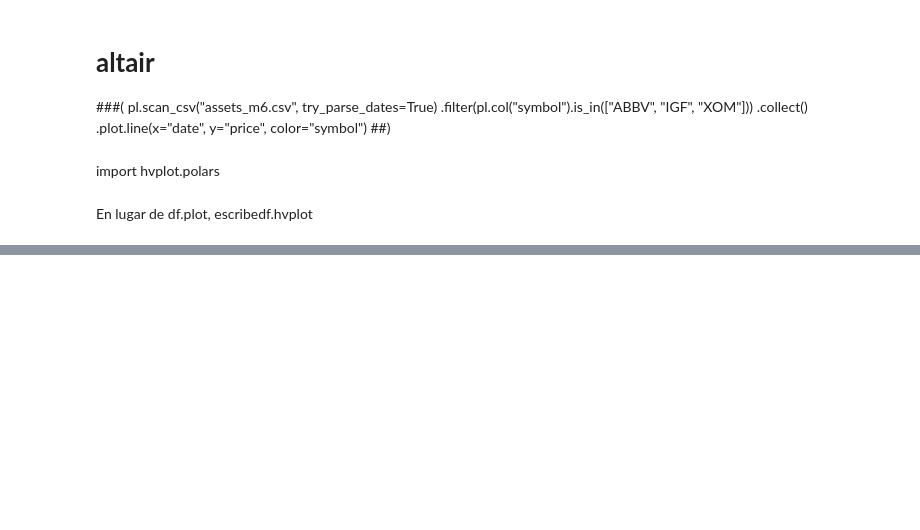
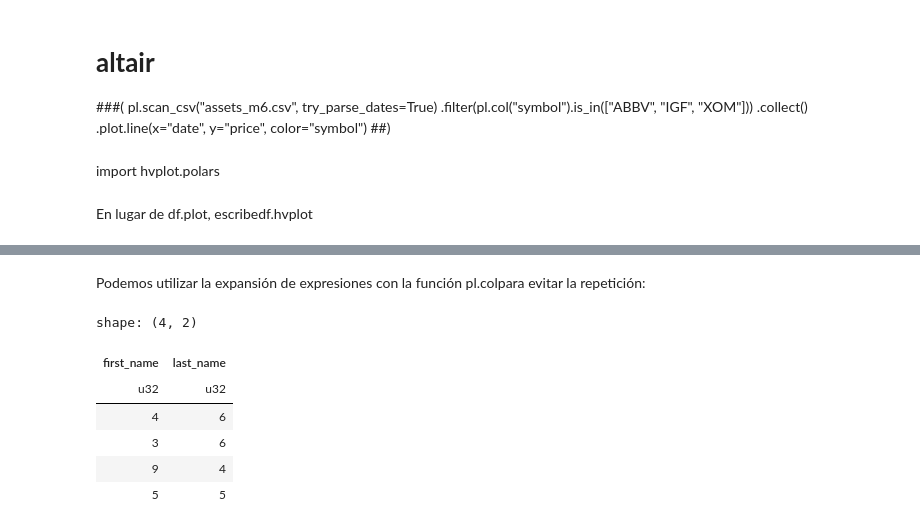
Before and after one commit to Viny2030/polars, a Jupyter notebook: The_Polar_Express_Cheatsheet___polars_🐻_❄️.ipynb, the cells around one changed output, grey strips where cells are left out. Saved outputs shown, nothing was run; the diff lists cells and outputs as text; code cells hidden in the pictures; blank space fills up the shorter version.

```diff
--- a/The_Polar_Express_Cheatsheet___polars_🐻_❄️.ipynb
+++ b/The_Polar_Express_Cheatsheet___polars_🐻_❄️.ipynb
@@ -2715,0 +2760,14 @@ En lugar de df.plot, escribedf.hvplot
+# %% [markdown]
+Podemos utilizar la expansión de expresiones con la función pl.colpara evitar la repetición:
+# %%
+df.select(
+    pl.col("first_name", "last_name").str.len_chars(),
+)
+# %% [output]
+shape: (4, 2)
+| first_name | last_name |
+| u32 | u32 |
+| 4 | 6 |
+| 3 | 6 |
+| 9 | 4 |
+| 5 | 5 |
```
Also changed, not shown: parts of 37 cells of this notebook.
